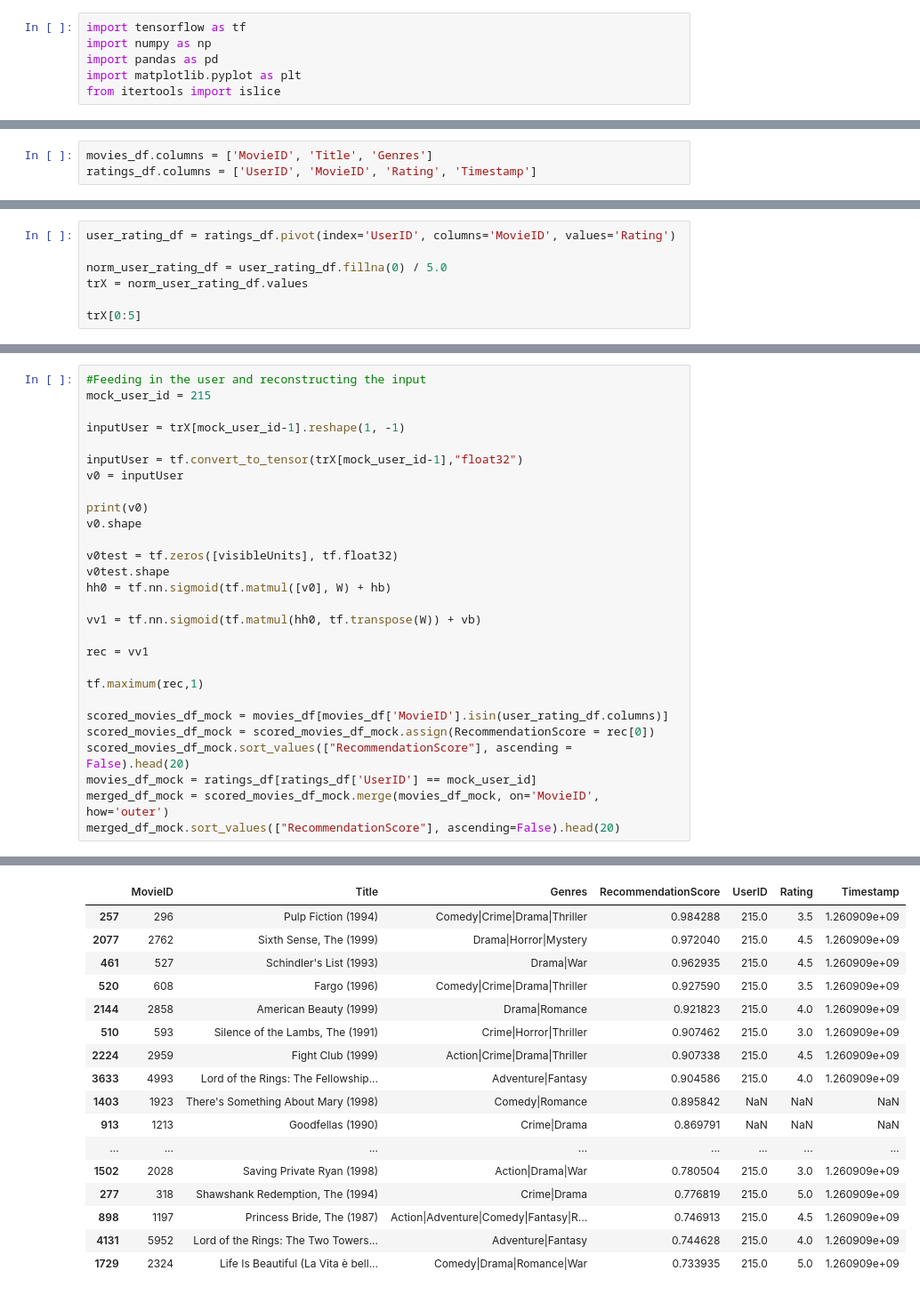
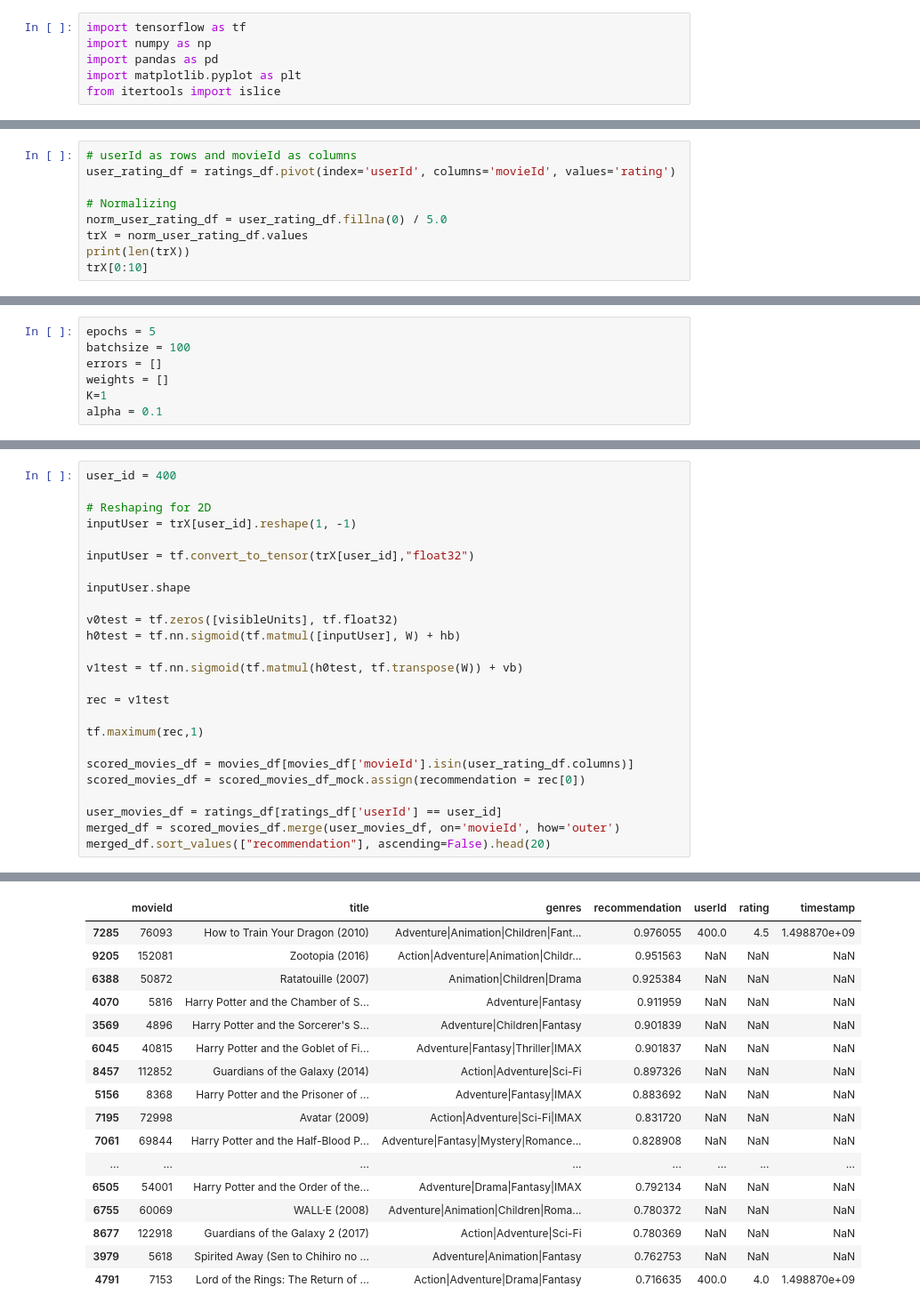
Before and after one commit to giftedemon/Boltzmann-Machines, a Jupyter notebook: implementation.ipynb, the cells around one changed output, grey strips where cells are left out. Shown at 89% size. Drawn from its saved outputs; the diff is of its cells as text.

```diff
--- a/implementation.ipynb
+++ b/implementation.ipynb
@@ -43,3 +48,0 @@ ratings_df.head()
-# %%
-movies_df.columns = ['MovieID', 'Title', 'Genres']
-ratings_df.columns = ['UserID', 'MovieID', 'Rating', 'Timestamp']
@@ -53,8 +49,10 @@ ratings_df.columns = ['UserID', 'MovieID', 'Rating', 'Timestamp']
 # %%
-user_rating_df = ratings_df.pivot(index='UserID', columns='MovieID', values='Rating')
+# userId as rows and movieId as columns
+user_rating_df = ratings_df.pivot(index='userId', columns='movieId', values='rating')
 
+# Normalizing
 norm_user_rating_df = user_rating_df.fillna(0) / 5.0
 trX = norm_user_rating_df.values
-
-trX[0:5]
+print(len(trX))
+trX[0:10]
 # %% [output]
@@ -124 +107,8 @@ error 0.49095023
+# %%
+epochs = 5
+batchsize = 100
+errors = []
+weights = []
+K=1
+alpha = 0.1
 # %%
@@ -198,29 +178,26 @@ Epoch: 5 batch #: 1  of 1 sample #: 109 reconstruction error: 0.101422
 # %%
-#Feeding in the user and reconstructing the input
-mock_user_id = 215
+user_id = 400
 
-inputUser = trX[mock_user_id-1].reshape(1, -1)
+# Reshaping for 2D
+inputUser = trX[user_id].reshape(1, -1)
 
-inputUser = tf.convert_to_tensor(trX[mock_user_id-1],"float32")
-v0 = inputUser
+inputUser = tf.convert_to_tensor(trX[user_id],"float32")
 
-print(v0)
-v0.shape
+inputUser.shape
 
 v0test = tf.zeros([visibleUnits], tf.float32)
-v0test.shape
-hh0 = tf.nn.sigmoid(tf.matmul([v0], W) + hb)
+h0test = tf.nn.sigmoid(tf.matmul([inputUser], W) + hb)
 
-vv1 = tf.nn.sigmoid(tf.matmul(hh0, tf.transpose(W)) + vb)
+v1test = tf.nn.sigmoid(tf.matmul(h0test, tf.transpose(W)) + vb)
 
-rec = vv1
+rec = v1test
 
 tf.maximum(rec,1)
 
-scored_movies_df_mock = movies_df[movies_df['MovieID'].isin(user_rating_df.columns)]
-scored_movies_df_mock = scored_movies_df_mock.assign(RecommendationScore = rec[0])
-scored_movies_df_mock.sort_values(["RecommendationScore"], ascending = False).head(20)
-movies_df_mock = ratings_df[ratings_df['UserID'] == mock_user_id]
-merged_df_mock = scored_movies_df_mock.merge(movies_df_mock, on='MovieID', how='outer')
-merged_df_mock.sort_values(["RecommendationScore"], ascending=False).head(20)
+scored_movies_df = movies_df[movies_df['movieId'].isin(user_rating_df.columns)]
+scored_movies_df = scored_movies_df_mock.assign(recommendation = rec[0])
+
+user_movies_df = ratings_df[ratings_df['userId'] == user_id]
+merged_df = scored_movies_df.merge(user_movies_df, on='movieId', how='outer')
+merged_df.sort_values(["recommendation"], ascending=False).head(20)
 # %% [output]
@@ -228,17 +204,17 @@ tf.Tensor([0. 0. 0. ... 0. 0. 0.], shape=(9724,), dtype=float32)
-|  | MovieID | Title | Genres | RecommendationScore | UserID | Rating | Timestamp |
-| 257 | 296 | Pulp Fiction (1994) | Comedy|Crime|Drama|Thriller | 0.984288 | 215.0 | 3.5 | 1.260909e+09 |
-| 2077 | 2762 | Sixth Sense, The (1999) | Drama|Horror|Mystery | 0.972040 | 215.0 | 4.5 | 1.260909e+09 |
-| 461 | 527 | Schindler's List (1993) | Drama|War | 0.962935 | 215.0 | 4.5 | 1.260909e+09 |
-| 520 | 608 | Fargo (1996) | Comedy|Crime|Drama|Thriller | 0.927590 | 215.0 | 3.5 | 1.260909e+09 |
-| 2144 | 2858 | American Beauty (1999) | Drama|Romance | 0.921823 | 215.0 | 4.0 | 1.260909e+09 |
-| 510 | 593 | Silence of the Lambs, The (1991) | Crime|Horror|Thriller | 0.907462 | 215.0 | 3.0 | 1.260909e+09 |
-| 2224 | 2959 | Fight Club (1999) | Action|Crime|Drama|Thriller | 0.907338 | 215.0 | 4.5 | 1.260909e+09 |
-| 3633 | 4993 | Lord of the Rings: The Fellowship... | Adventure|Fantasy | 0.904586 | 215.0 | 4.0 | 1.260909e+09 |
-| 1403 | 1923 | There's Something About Mary (1998) | Comedy|Romance | 0.895842 | NaN | NaN | NaN |
-| 913 | 1213 | Goodfellas (1990) | Crime|Drama | 0.869791 | NaN | NaN | NaN |
+|  | movieId | title | genres | recommendation | userId | rating | timestamp |
+| 7285 | 76093 | How to Train Your Dragon (2010) | Adventure|Animation|Children|Fant... | 0.976055 | 400.0 | 4.5 | 1.498870e+09 |
+| 9205 | 152081 | Zootopia (2016) | Action|Adventure|Animation|Childr... | 0.951563 | NaN | NaN | NaN |
+| 6388 | 50872 | Ratatouille (2007) | Animation|Children|Drama | 0.925384 | NaN | NaN | NaN |
+| 4070 | 5816 | Harry Potter and the Chamber of S... | Adventure|Fantasy | 0.911959 | NaN | NaN | NaN |
+| 3569 | 4896 | Harry Potter and the Sorcerer's S... | Adventure|Children|Fantasy | 0.901839 | NaN | NaN | NaN |
+| 6045 | 40815 | Harry Potter and the Goblet of Fi... | Adventure|Fantasy|Thriller|IMAX | 0.901837 | NaN | NaN | NaN |
+| 8457 | 112852 | Guardians of the Galaxy (2014) | Action|Adventure|Sci-Fi | 0.897326 | NaN | NaN | NaN |
+| 5156 | 8368 | Harry Potter and the Prisoner of ... | Adventure|Fantasy|IMAX | 0.883692 | NaN | NaN | NaN |
+| 7195 | 72998 | Avatar (2009) | Action|Adventure|Sci-Fi|IMAX | 0.831720 | NaN | NaN | NaN |
+| 7061 | 69844 | Harry Potter and the Half-Blood P... | Adventure|Fantasy|Mystery|Romance... | 0.828908 | NaN | NaN | NaN |
 | ... | ... | ... | ... | ... | ... | ... | ... |
-| 1502 | 2028 | Saving Private Ryan (1998) | Action|Drama|War | 0.780504 | 215.0 | 3.0 | 1.260909e+09 |
-| 277 | 318 | Shawshank Redemption, The (1994) | Crime|Drama | 0.776819 | 215.0 | 5.0 | 1.260909e+09 |
-| 898 | 1197 | Princess Bride, The (1987) | Action|Adventure|Comedy|Fantasy|R... | 0.746913 | 215.0 | 4.5 | 1.260909e+09 |
-| 4131 | 5952 | Lord of the Rings: The Two Towers... | Adventure|Fantasy | 0.744628 | 215.0 | 4.0 | 1.260909e+09 |
-| 1729 | 2324 | Life Is Beautiful (La Vita è bell... | Comedy|Drama|Romance|War | 0.733935 | 215.0 | 5.0 | 1.260909e+09 |
+| 6505 | 54001 | Harry Potter and the Order of the... | Adventure|Drama|Fantasy|IMAX | 0.792134 | NaN | NaN | NaN |
+| 6755 | 60069 | WALL·E (2008) | Adventure|Animation|Children|Roma... | 0.780372 | NaN | NaN | NaN |
+| 8677 | 122918 | Guardians of the Galaxy 2 (2017) | Action|Adventure|Sci-Fi | 0.780369 | NaN | NaN | NaN |
+| 3979 | 5618 | Spirited Away (Sen to Chihiro no ... | Adventure|Animation|Fantasy | 0.762753 | NaN | NaN | NaN |
+| 4791 | 7153 | Lord of the Rings: The Return of ... | Action|Adventure|Drama|Fantasy | 0.716635 | 400.0 | 4.0 | 1.498870e+09 |
```
Also changed, not shown: parts of 13 cells of this notebook, 10 other files.
